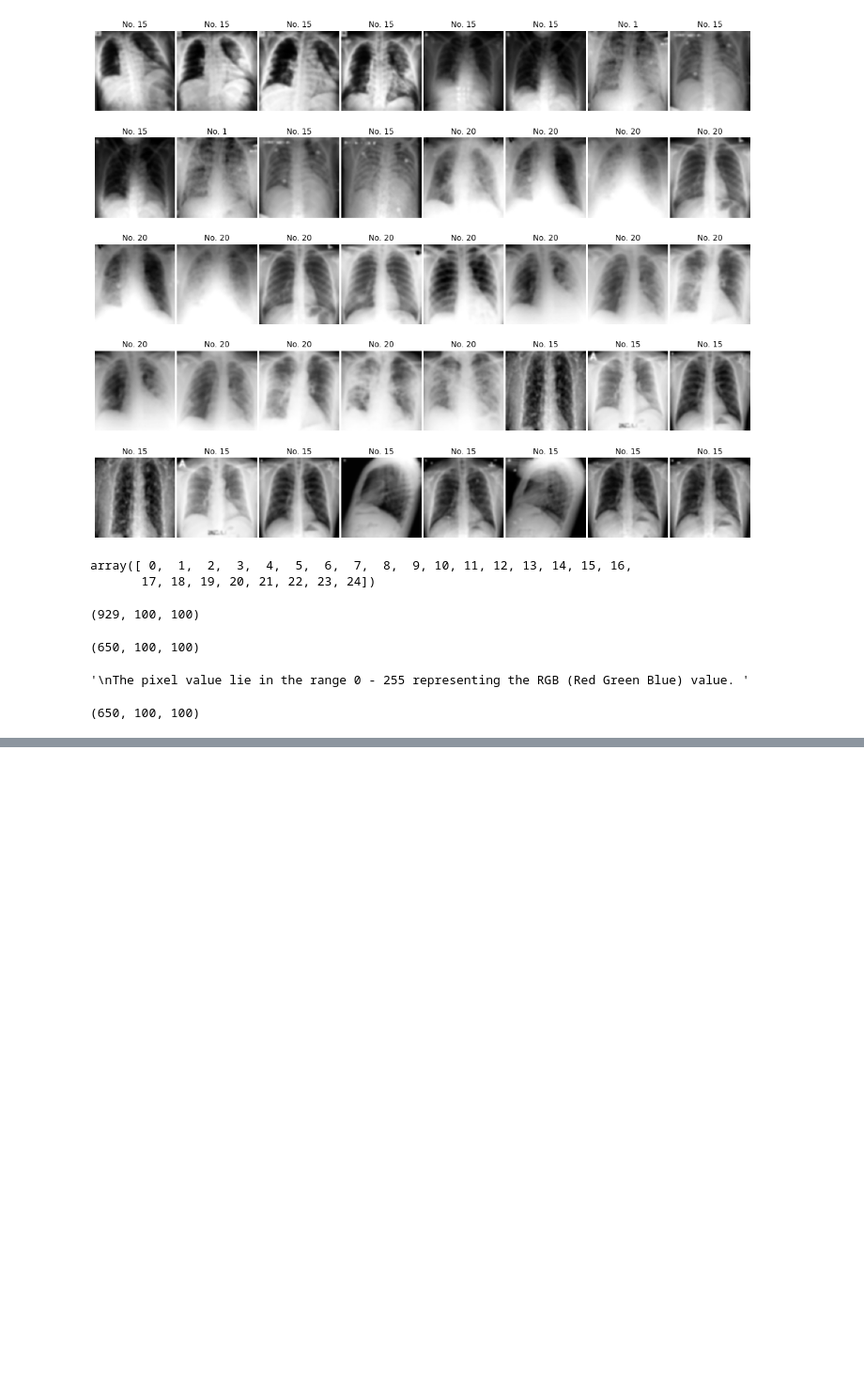
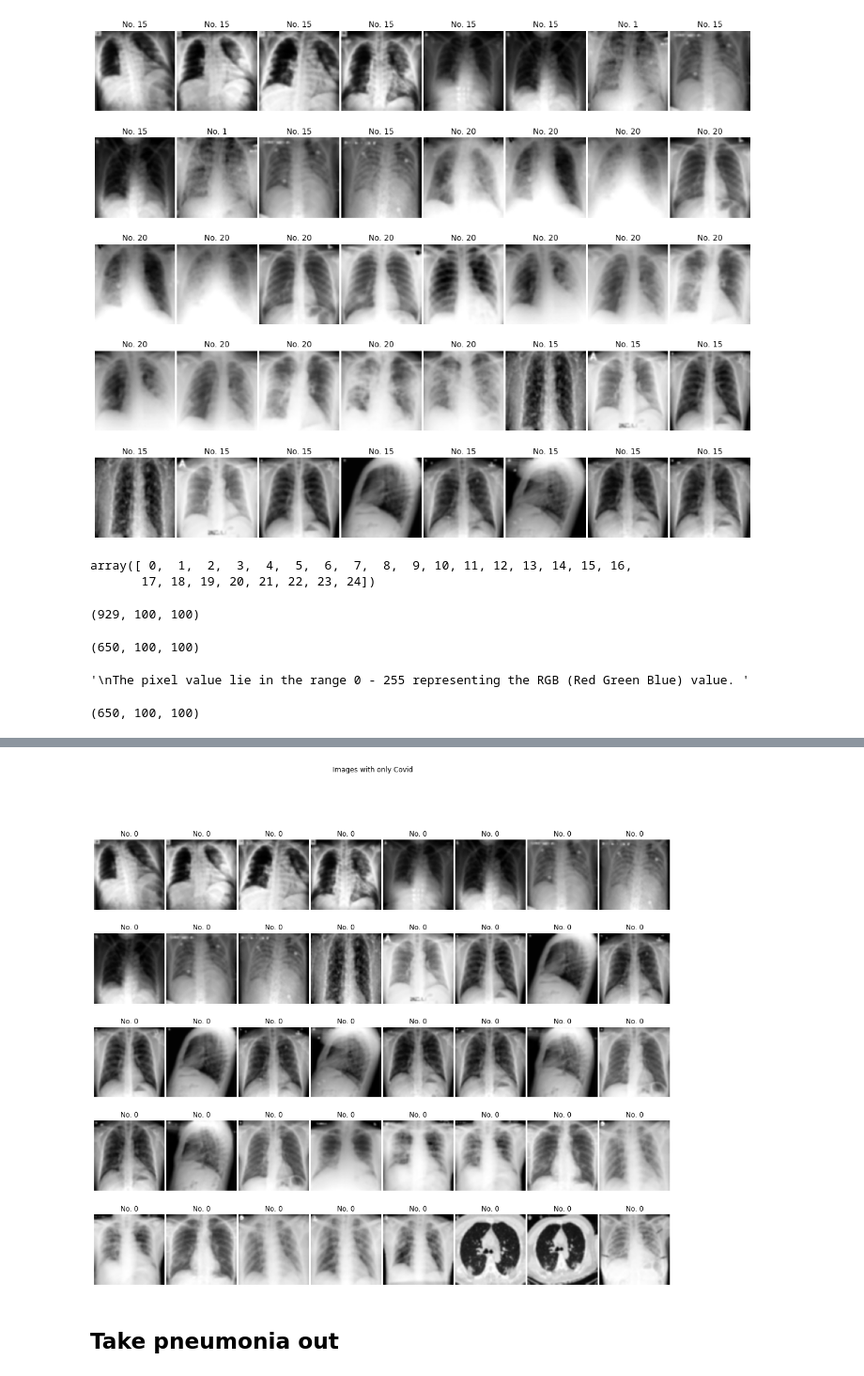
Before and after one commit to Azariagmt/pulmonary-disorder-detection-using-x-ray-images, a Jupyter notebook: notebooks/multiclass-classification.ipynb, the cells around one changed output, grey strips where cells are left out. Shown at 94% size. Saved outputs shown, nothing was run; the diff lists cells and outputs as text; code cells hidden in the pictures; blank space fills up the shorter version.

```diff
--- a/notebooks/multiclass-classification.ipynb
+++ b/notebooks/multiclass-classification.ipynb
@@ -497,0 +598,4 @@ Oversampling Technique
+# %%
+#@title
+images_covid = pd.DataFrame(covid_paths, columns=['filename', 'filepaths'])
+images_covid.head()
@@ -497,0 +609,6 @@ Oversampling Technique
+# %%
+#@title
+# Combining the labels with the images
+train_data_covid = pd.merge(images_covid, had_covid, how = 'inner', on = 'filename')
+train_data_covid.iloc[0, 0:2]
+train_data_covid.head()
@@ -497,0 +622,34 @@ Oversampling Technique
+# %%
+data_covid = [] # initialize an empty numpy array
+denoised_data_covid = [] # denoised image
+image_size = 100 # image size taken is 100 here. one can take other size
+train_data_covid = train_data_covid[~train_data_covid['filepaths'].str.contains('(?:gz)$')]
+train_data_covid = train_data_covid.reset_index(drop=True)
+print(train_data_covid[50:60])
+for i in range(len(train_data_covid)):
+  # if(i!=53 and i!= 54 and i!=55 and i!=108 and i!=162 and i!=216 and i!=270 and i!=324 and i!=378 and i!=432):
+  img_array = cv2.imread(train_data_covid['filepaths'][i], cv2.IMREAD_GRAYSCALE) # converting the image to gray scale
+  print(train_data_covid['filepaths'][i])
+  new_img_array = cv2.resize(img_array, (image_size, image_size)) # resizing the image array
+  data_covid.append([new_img_array, train_data_covid['finding'][i]])
+  denoised_data_covid.append([cv2.GaussianBlur(new_img_array,(5,5),0), train_data_covid['finding'][i]])
+# %%
+# code to view the images
+num_rows, num_cols = 5, 8
+f, ax = plt.subplots(num_rows, num_cols, figsize=(18,15),
+                     gridspec_kw={'wspace':0.03, 'hspace':0.01},
+                     squeeze=True)
+
+for r in range(num_rows):
+    for c in range(num_cols):
+
+        image_index = r * 5 + c
+        ax[r,c].axis("off")
+        ax[r,c].imshow(denoised_data_covid[image_index][0], cmap='gray')
+        ax[r,c].set_title('No. %d' % denoised_data_covid[image_index][1])
+
+plt.suptitle('Images with only Covid')
+plt.show()
+plt.close()
+# %% [output]
+[figure, added]
@@ -497,0 +658,2 @@ Oversampling Technique
+# %% [markdown]
+## Take pneumonia out
```
Also changed, not shown: parts of 40 cells of this notebook.
